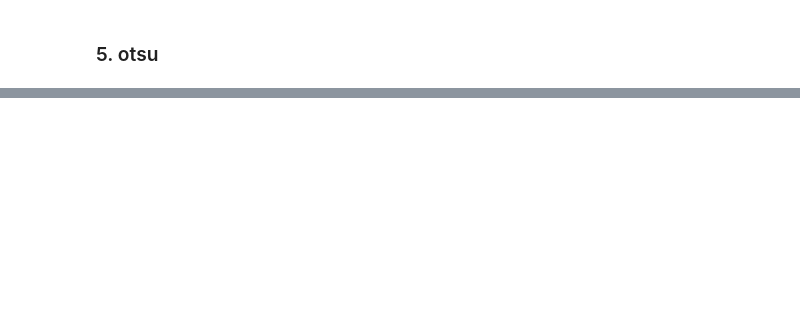
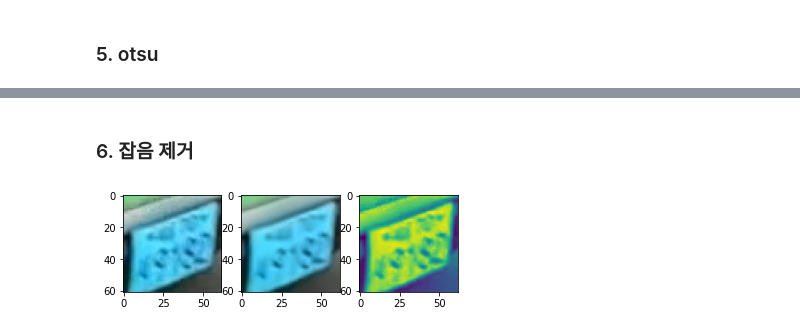
Before and after one commit to Eyes-On/AI, a Jupyter notebook: OCR/Image filter test.ipynb, the cells around one changed output, grey strips where cells are left out. Cells and saved outputs as stored; diff of their text form; code cells hidden in the pictures; blank space fills up the shorter version.

```diff
--- a/OCR/Image filter test.ipynb
+++ b/OCR/Image filter test.ipynb
@@ -564,0 +560,23 @@ plt.imshow(filteredImage, cmap='gray')
+# %% [markdown]
+### 6. 잡음 제거
+# %%
+test_img = 'img/license_plate/9182 (64).jpg'
+img = cv2.imread(test_img)
+gray = cv2.cvtColor(img, cv2.COLOR_BGR2GRAY)
+blurred = cv2.fastNlMeansDenoising(gray,None,4,7,21)
+
+result = cv2.fastNlMeansDenoisingColored(img,None,4,4,7,21)
+blur = cv2.GaussianBlur(img, (3, 3), 0)
+
+fig = plt.figure()
+fig1 = fig.add_subplot(1,3,1)
+fig2 = fig.add_subplot(1,3,2)
+fig3 = fig.add_subplot(1,3,3)
+
+fig1.imshow(img)
+fig2.imshow(result)
+fig3.imshow(blurred)
+
+plt.show()
+# %% [output]
+[figure, added]
```
Also changed, not shown: parts of 9 cells of this notebook.
